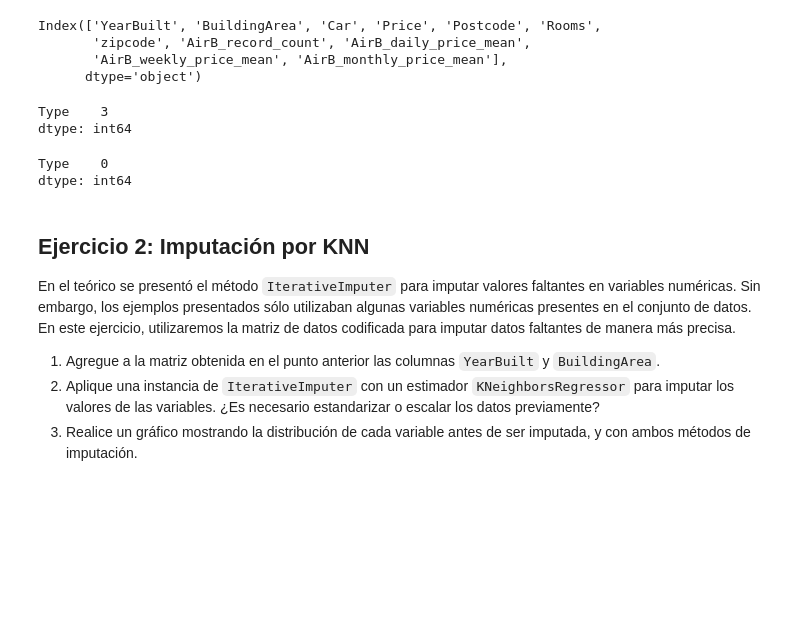
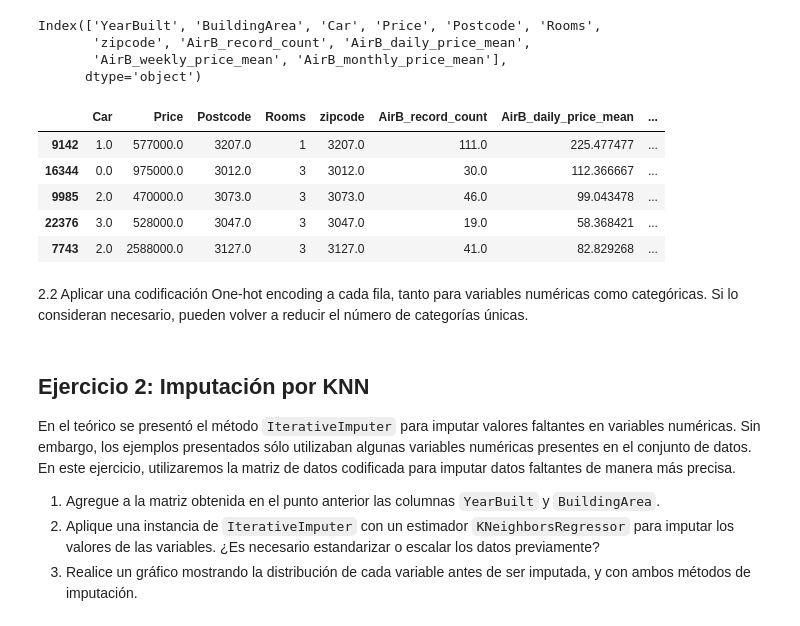
Before and after one commit to carolina-garay/AnalisisExploratorioYCuracion_Grupo32, a Jupyter notebook: AyC_Parte2__Garay_v1.ipynb, the cells around one changed output. Cells and saved outputs as stored; diff of their text form; code cells hidden in the pictures; blank space fills up the shorter version.

```diff
--- a/AyC_Parte2__Garay_v1.ipynb
+++ b/AyC_Parte2__Garay_v1.ipynb
@@ -67,14 +66,20 @@ numerical_cols = ['Rooms']
-# %%
-melb_df[categorical_cols].nunique()
-# %% [output]
-Type    3
-dtype: int64
-# %%
-# Check for nulls
-melb_df[categorical_cols].isna().sum()
-# %% [output]
-Type    0
-dtype: int64
+# %%
+#Selección de filas y columnas
+airmelb_new= airmelb_df[['Car', 'Price', 'Postcode', 'Rooms',
+       'zipcode', 'AirB_record_count', 'AirB_daily_price_mean',
+       'AirB_weekly_price_mean', 'AirB_monthly_price_mean']]
+# %%
+airmelb_new.sample(5)
+# %% [output]
+|  | Car | Price | Postcode | Rooms | zipcode | AirB_record_count | AirB_daily_price_mean | ... |
+| 9142 | 1.0 | 577000.0 | 3207.0 | 1 | 3207.0 | 111.0 | 225.477477 | ... |
+| 16344 | 0.0 | 975000.0 | 3012.0 | 3 | 3012.0 | 30.0 | 112.366667 | ... |
+| 9985 | 2.0 | 470000.0 | 3073.0 | 3 | 3073.0 | 46.0 | 99.043478 | ... |
+| 22376 | 3.0 | 528000.0 | 3047.0 | 3 | 3047.0 | 19.0 | 58.368421 | ... |
+| 7743 | 2.0 | 2588000.0 | 3127.0 | 3 | 3127.0 | 41.0 | 82.829268 | ... |
+# %% [markdown]
+
+2.2 Aplicar una codificación One-hot encoding a cada fila, tanto para variables numéricas como categóricas. Si lo consideran necesario, pueden volver a reducir el número de categorías únicas.
 # %% [markdown]
 ## Ejercicio 2: Imputación por KNN
 
```
Also changed, not shown: parts of 2 cells of this notebook.
